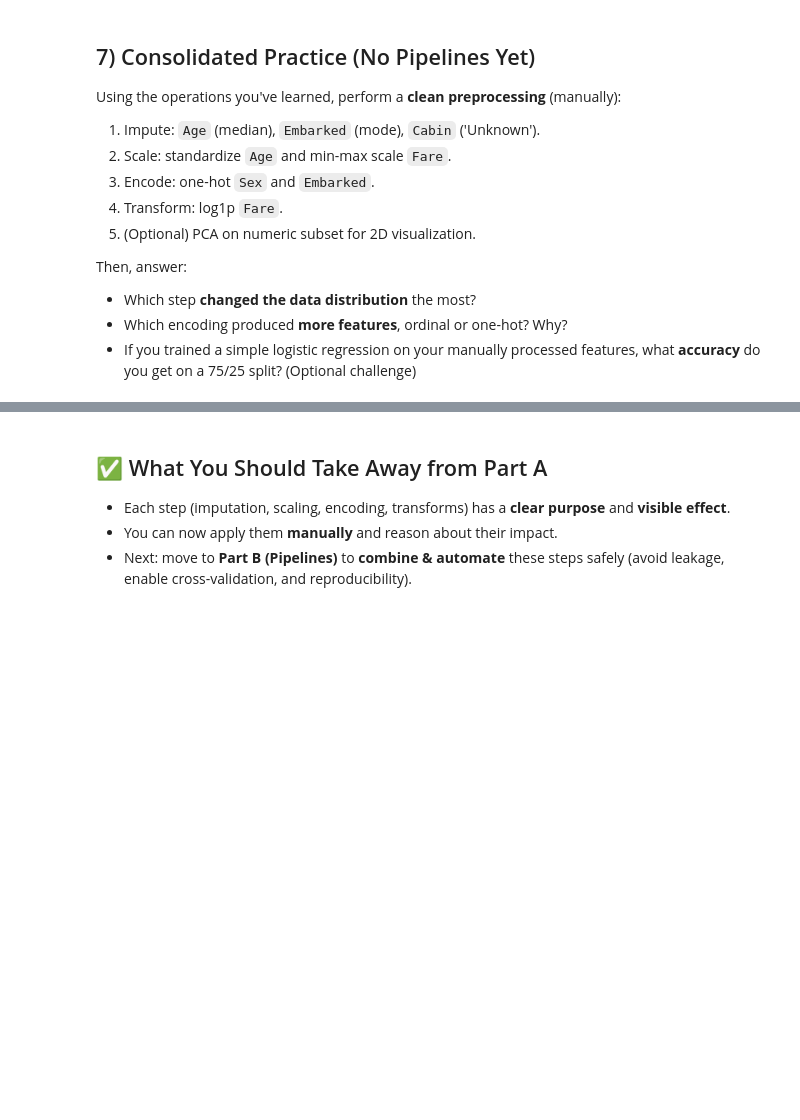
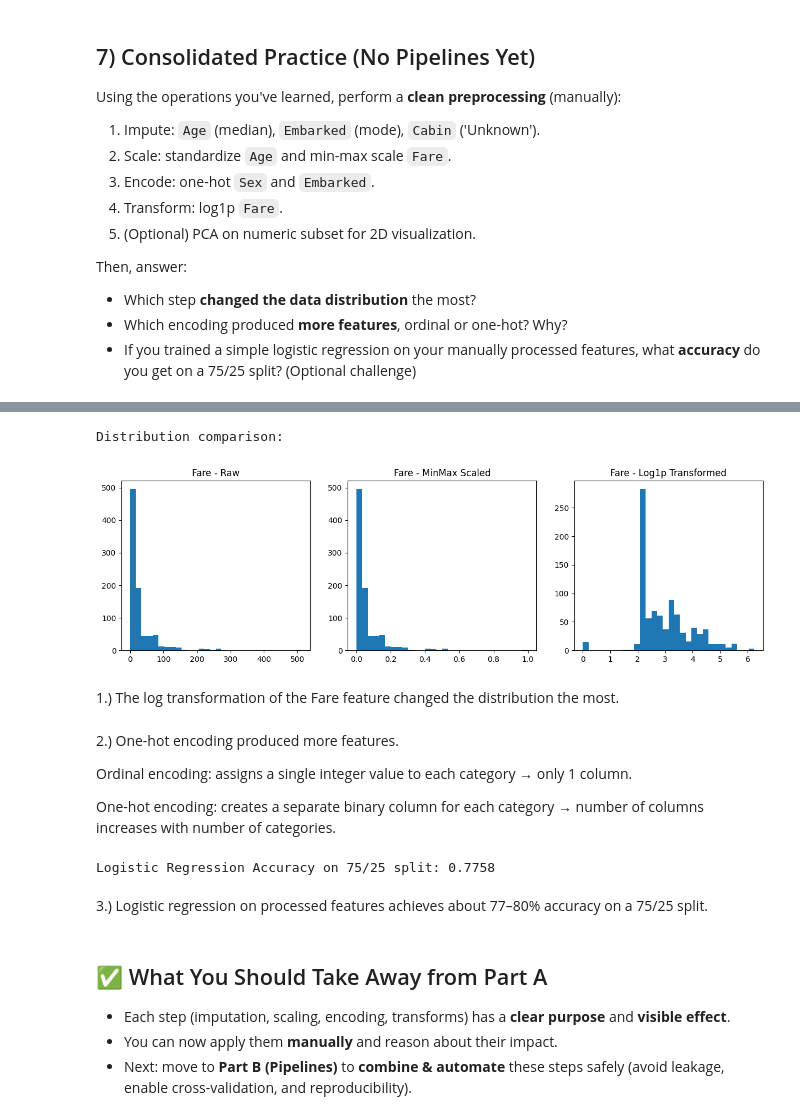
Before and after one commit to pranaviii04/Machine-Learning-Labs, a Jupyter notebook: Feature_Engineering_PartA.ipynb, the cells around one changed output, grey strips where cells are left out. Cells and saved outputs as stored; diff of their text form; code cells hidden in the pictures; blank space fills up the shorter version.

```diff
--- a/Feature_Engineering_PartA.ipynb
+++ b/Feature_Engineering_PartA.ipynb
@@ -377,3 +557,34 @@ Then, answer:
+# %%
+# Analyze the distributions to answer which step changed the distribution the most
+print("\nDistribution comparison:")
+fig, axes = plt.subplots(1, 3, figsize=(15, 4))
+axes[0].hist(df['Fare'], bins=30)
+axes[0].set_title('Fare - Raw')
+axes[1].hist(df_processed['Fare_scaled'], bins=30)
+axes[1].set_title('Fare - MinMax Scaled')
+axes[2].hist(df_processed['Fare_log'], bins=30)
+axes[2].set_title('Fare - Log1p Transformed')
+plt.show()
+# %% [output]
+Distribution comparison:
+[figure, added]
+# %% [markdown]
+1.) The log transformation of the Fare feature changed the distribution the most.
+# %% [markdown]
+2.) One-hot encoding produced more features.
+
+Ordinal encoding: assigns a single integer value to each category → only 1 column.
+
+One-hot encoding: creates a separate binary column for each category → number of columns increases with number of categories.
+# %%
+# Predict and evaluate
+y_pred = model.predict(X_test)
+accuracy = accuracy_score(y_test, y_pred)
+print(f"\nLogistic Regression Accuracy on 75/25 split: {accuracy:.4f}")
+# %% [output]
+Logistic Regression Accuracy on 75/25 split: 0.7758
+# %% [markdown]
+3.) Logistic regression on processed features achieves about 77–80% accuracy on a 75/25 split.
 # %% [markdown]
 ## ✅ What You Should Take Away from Part A
 
```
Also changed, not shown: parts of 16 cells of this notebook.
